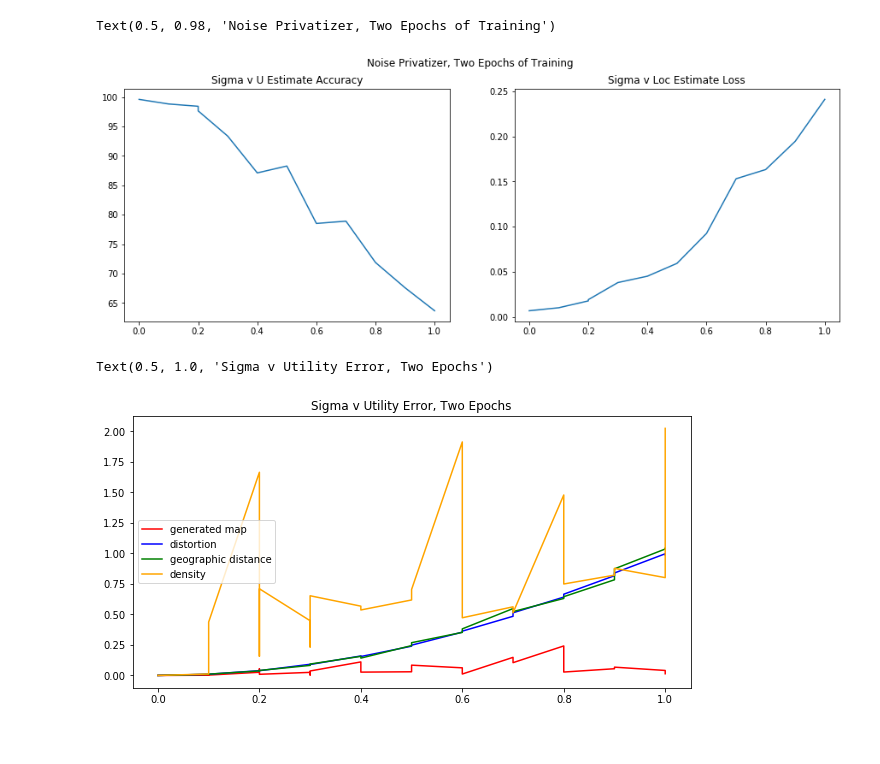
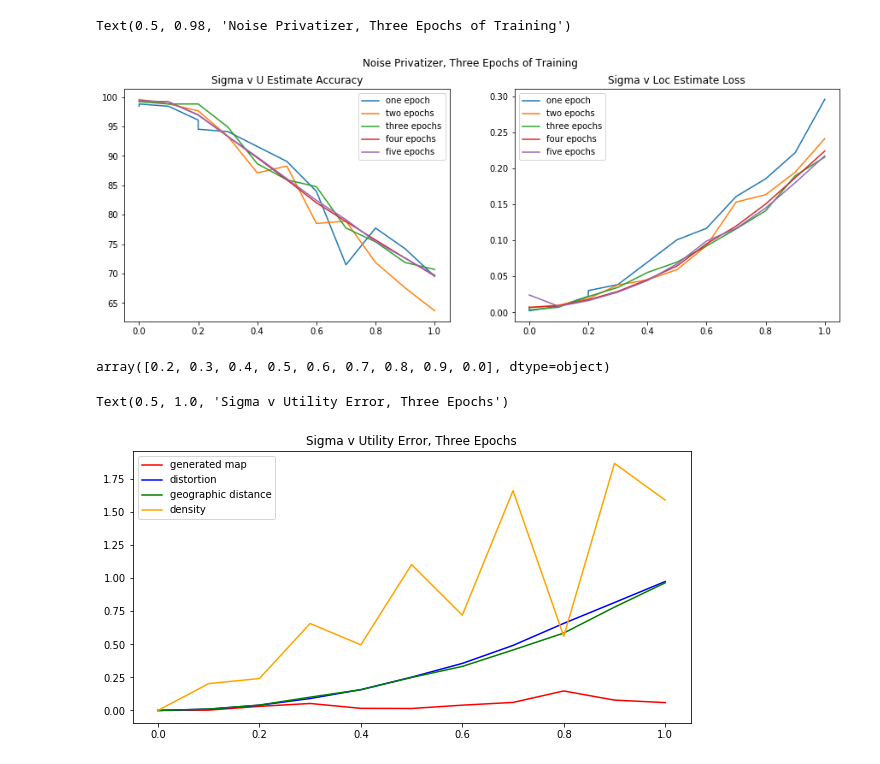
Before and after one commit to lillyclark/pytorch_privacy, a Jupyter notebook: Process Results.ipynb, the cells around one changed output. Drawn from its saved outputs; the diff is of its cells as text; code cells hidden in the pictures.

Commit message:
mostly adding more results

```diff
--- a/Process Results.ipynb
+++ b/Process Results.ipynb
@@ -50,35 +53,41 @@ Name: 30, dtype: object
 # %%
-one_epoch = results.values[np.where(results.values[:,6]==1)]
-two_epoch = results.values[np.where(results.values[:,6]==2)]
-
-p = two_epoch
-idx=np.argsort(p[:,10])
+one_epoch = noise_priv1[np.where(noise_priv1[:,6]==1)]
+one_epoch = one_epoch[np.where(one_epoch[:,2]==0.8)]
+two_epoch = noise_priv1[np.where(noise_priv1[:,6]==2)][1:]
+three_epoch = results.values[range(104,115)]
+four_epoch=results.values[range(173,184)]
+five_epoch = results.values[list(range(134,144))+[172]]
 fig, ax = plt.subplots(1,2,figsize=(15,5))
-ax[0].plot(p[idx][:,10], p[idx][:,25])
-ax[1].plot(p[idx][:,10], p[idx][:,26])
+for p in [one_epoch, two_epoch, three_epoch, four_epoch, five_epoch]:
+    idx=np.argsort(p[:,10])
+    ax[0].plot(p[idx][:,10], p[idx][:,25])
+    ax[1].plot(p[idx][:,10], p[idx][:,26])
 ax[0].set_title("Sigma v U Estimate Accuracy")
+ax[0].legend(["one epoch", "two epochs", "three epochs","four epochs","five epochs"])
 ax[1].set_title("Sigma v Loc Estimate Loss")
-fig.suptitle("Noise Privatizer, Two Epochs of Training")
+ax[1].legend(["one epoch", "two epochs", "three epochs","four epochs","five epochs"])
+fig.suptitle("Noise Privatizer, Three Epochs of Training")
 # %% [output]
-Text(0.5, 0.98, 'Noise Privatizer, Two Epochs of Training')
+Text(0.5, 0.98, 'Noise Privatizer, Three Epochs of Training')
-[figure, old version]
+[figure, new version]
+# %%
+five_epoch[:,10]
+# %% [output]
+array([0.2, 0.3, 0.4, 0.5, 0.6, 0.7, 0.8, 0.9, 0.0], dtype=object)
 # %%
-one_epoch = results.values[np.where(results.values[:,6]==1)]
-two_epoch = results.values[np.where(results.values[:,6]==2)]
-
-p = results.values
+p = three_epoch
 idx=np.argsort(p[:,10])
 
 plt.figure(figsize=(10,5))
 plt.plot(p[idx][:,10], p[idx][:,28],c='r')
 plt.plot(p[idx][:,10], p[idx][:,29],c='b')
 plt.plot(p[idx][:,10], p[idx][:,30],c='g')
 plt.plot(p[idx][:,10], p[idx][:,31],c='orange')
 plt.legend(["generated map","distortion","geographic distance","density"])
-plt.title("Sigma v Utility Error, Two Epochs")
+plt.title("Sigma v Utility Error, Three Epochs")
 # %% [output]
-Text(0.5, 1.0, 'Sigma v Utility Error, Two Epochs')
+Text(0.5, 1.0, 'Sigma v Utility Error, Three Epochs')
-[figure, old version]
+[figure, new version]
 # %%
 def analytical_gaussian_sigma(eta, epsilon, delta):
     def phi(x):
```
Also changed, not shown: parts of 34 cells of this notebook, 6 other files.
